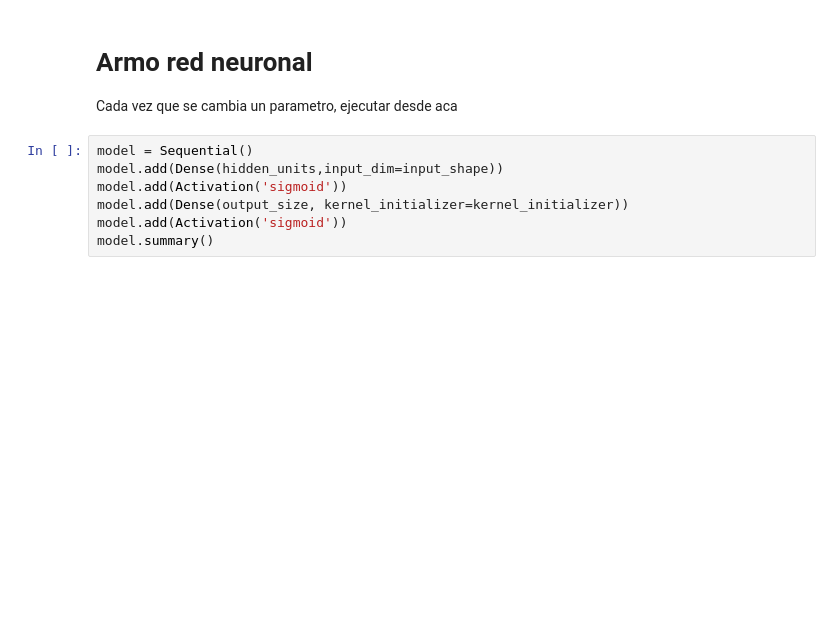
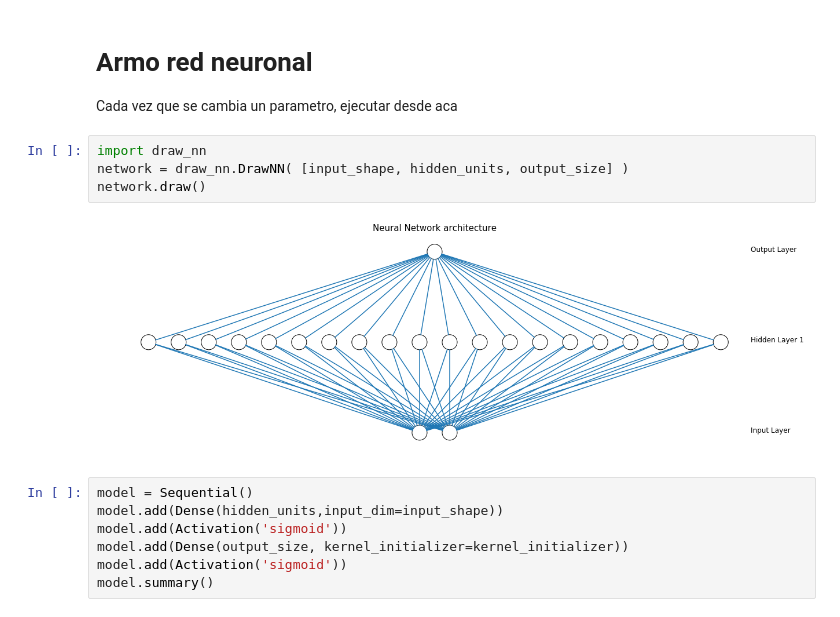
Before and after one commit to jganzabal/MLP-chips-dataset, a Jupyter notebook: ejercicio.ipynb, the cells around one changed output. Cells and saved outputs as stored; diff of their text form; blank space fills up the shorter version.

Commit message:
draw NN

```diff
--- a/ejercicio.ipynb
+++ b/ejercicio.ipynb
@@ -58,6 +58,12 @@ kernel_initializer = RandomNormal(mean=0.0, stddev=0.1, seed=None)
 # %% [markdown]
 # Armo red neuronal
 Cada vez que se cambia un parametro, ejecutar desde aca
+# %%
+import draw_nn
+network = draw_nn.DrawNN( [input_shape, hidden_units, output_size] )
+network.draw()
+# %% [output]
+[figure, added]
 # %%
 model = Sequential()
 model.add(Dense(hidden_units,input_dim=input_shape))
```
Also changed, not shown: parts of 5 cells of this notebook, 4 other files.
